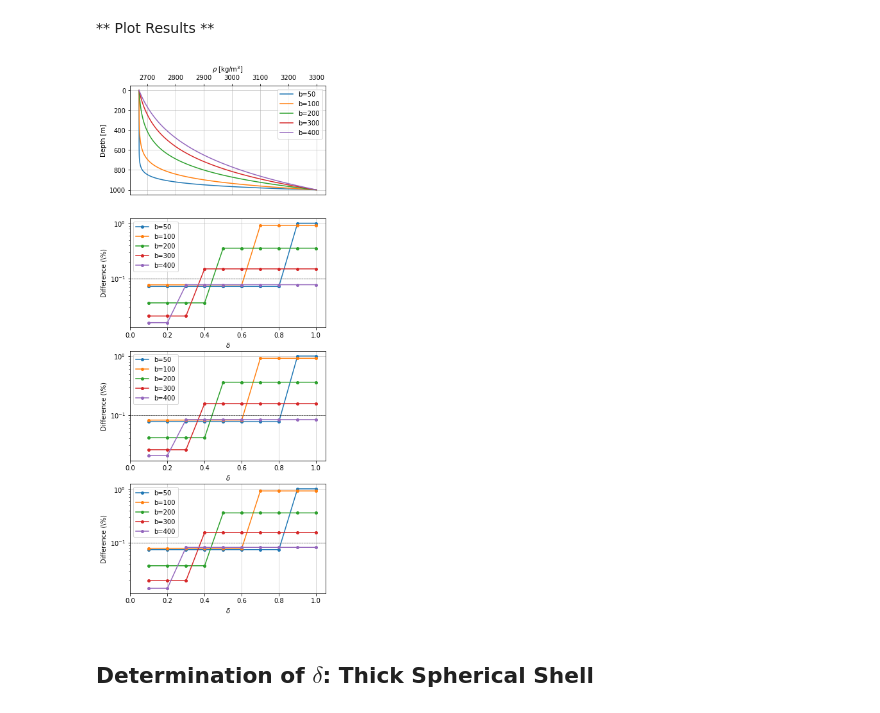
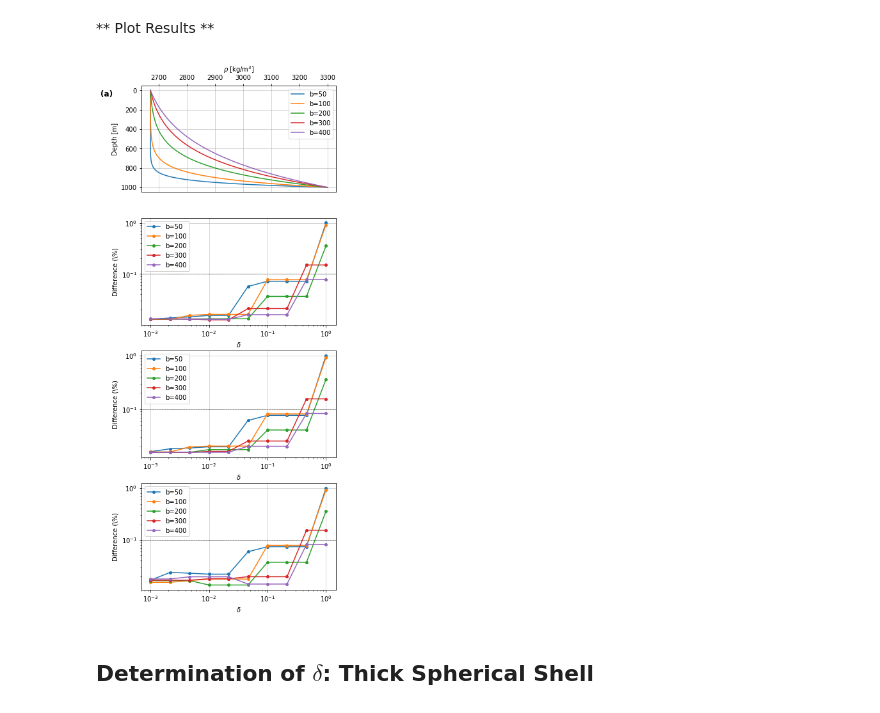
Before and after one commit to pinga-lab/tesseroid-variable-density, a Jupyter notebook: code/notebooks/exponential-density.ipynb, the cells around one changed output. Drawn from its saved outputs; the diff is of its cells as text; code cells hidden in the pictures.

Commit message:
Updated exponential density notebook: logspace for delta values

```diff
--- a/code/notebooks/exponential-density.ipynb
+++ b/code/notebooks/exponential-density.ipynb
@@ -76,11 +76,14 @@ lats, lons, heights = gridder.regular((60, 90, 0, 30), shape, z=2e3)
 fields = 'potential gz gzz'.split()
 b_values = [50, 100, 200, 300, 400]
 deltah = MEAN_EARTH_RADIUS
-delta_values = np.linspace(0.1, 1, 10)
+delta_values = np.logspace(-3, 0, 10)
 rho0, rho1 = 2670, 3300
 
 for field in fields:
+    print(field)
     for b in b_values:
+        print("b:", b)
+
         # Define constant a in order to normalize the density function
         a = (rho1 - rho0)/(np.exp((abs(top - bottom))/b) - 1)
         c = rho0 - a
@@ -134,37 +156,41 @@ for b, label in zip(b_values, labels):
     ax1.plot(density_exponential(heights), -heights,
              '-', label=label)
 
 for field, ax in zip(fields, axes[1:]):
     for b, label in zip(b_values, labels):
         diffs = np.load('results/exponential-delta/' + field + '-' +
                         '{:.1e}'.format(b) + '-thin-differences.npz')
         deltas, diff = diffs['deltas'], diffs['diffs']
         ax.plot(deltas, diff, 'o-',
                 markersize=4, label=label)
 
 
 ax1.legend()
 ax1.grid(True, linewidth=0.5, color='#aeaeae')
 ax1.set_xlabel(r"$\rho$ [kg/m$^3$]")
 ax1.set_ylabel("Depth [m]")
 ax1.invert_yaxis()
 ax1.xaxis.tick_top()
 ax1.xaxis.set_label_position('top')
+ax1.text(-0.21, 0.9, "(a)", fontsize=12,
+         fontdict={'weight': 'bold'},
+         transform=ax1.transAxes)
 
 for ax in axes[1:]:
-    ax.plot([0, 1.2], [1e-1, 1e-1], '--', color='k', linewidth=0.5)
-    ax.set_xlim(0, 1.05)
+    ax.plot([1e-4, 1e1], [1e-1, 1e-1], '--', color='k', linewidth=0.5)
+    ax.set_xlim(7e-4, 1.5e0)
+    ax.set_xscale('log')
     ax.set_yscale('log')
+    ax.set_xlabel(r"$\delta$")
     ax.set_ylabel('Difference (\%)')
     ax.grid(True, linewidth=0.5, color='#aeaeae')
     ax.set_axisbelow(True)
-    ax.set_xlabel(r"$\delta$")
     ax.legend()
 
 plt.tight_layout(pad=0.3, h_pad=0, w_pad=0)
 plt.show()
 # %% [output]
-[figure, old version]
+[figure, new version]
 # %% [markdown]
 ## Determination of $\delta$: Thick Spherical Shell
 # %% [markdown]
```
Also changed, not shown: parts of 4 cells of this notebook, 33 other files.
